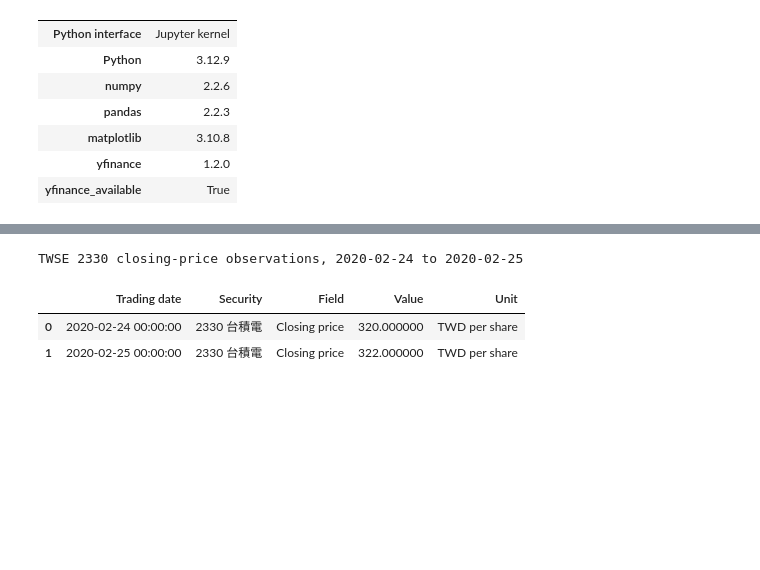
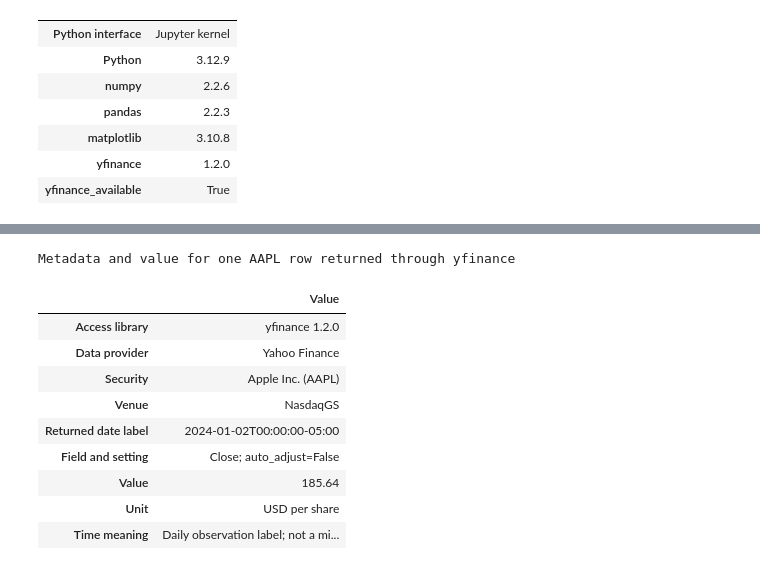
Before and after one commit to KennethWYLee/FinTech, a Jupyter notebook: course/02/week2_main.ipynb, the cells around one changed output, grey strips where cells are left out. Drawn from its saved outputs; the diff is of its cells as text; code cells hidden in the pictures; blank space fills up the shorter version.

```diff
--- a/course/02/week2_main.ipynb
+++ b/course/02/week2_main.ipynb
@@ -280,20 +298,37 @@ Predict the security code, field, unit, two trading dates, and two reported valu
 # %%
-twse_close_rows = pd.DataFrame(
-    {
-        "Trading date": pd.to_datetime(["2020-02-24", "2020-02-25"]),
-        "Security": ["2330 台積電", "2330 台積電"],
-        "Field": ["Closing price", "Closing price"],
-        "Value": [320.00, 322.00],
-        "Unit": ["TWD per share", "TWD per share"],
-    }
-)
-display(twse_close_rows.style.set_caption("TWSE 2330 closing-price observations, 2020-02-24 to 2020-02-25"))
-assert twse_close_rows["Value"].tolist() == [320.00, 322.00]
+if not YFINANCE_AVAILABLE:
+    raise ModuleNotFoundError("Install yfinance before running Issue 1 Code 2.")
+
+aapl = yf.Ticker("AAPL")
+aapl_rows = aapl.history(start="2024-01-02", end="2024-01-03", interval="1d",
+                         auto_adjust=False, actions=False)
+aapl_info = aapl.get_info()
+aapl_metadata = pd.Series({
+    "Access library": f"yfinance {YFINANCE_VERSION}",
+    "Data provider": "Yahoo Finance",
+    "Security": f"{aapl_info['longName']} ({aapl_info['symbol']})",
+    "Venue": aapl_info["fullExchangeName"],
+    "Returned date label": aapl_rows.index[0].isoformat(),
+    "Field and setting": "Close; auto_adjust=False",
+    "Value": f"{aapl_rows['Close'].iloc[0]:.2f}",
+    "Unit": f"{aapl_info['currency']} per share",
+    "Time meaning": "Daily observation label; not a midnight trade",
+}, name="Value")
+display(aapl_metadata.to_frame().style.set_caption("Metadata and value for one AAPL row returned through yfinance"))
+assert len(aapl_rows) == 1 and aapl_metadata["Value"] == "185.64"
+assert aapl_metadata["Unit"] == "USD per share"
 # %% [output]
-TWSE 2330 closing-price observations, 2020-02-24 to 2020-02-25
+Metadata and value for one AAPL row returned through yfinance
-|  | Trading date | Security | Field | Value | Unit |
-| 0 | 2020-02-24 00:00:00 | 2330 台積電 | Closing price | 320.000000 | TWD per share |
-| 1 | 2020-02-25 00:00:00 | 2330 台積電 | Closing price | 322.000000 | TWD per share |
+|  | Value |
+| Access library | yfinance 1.2.0 |
+| Data provider | Yahoo Finance |
+| Security | Apple Inc. (AAPL) |
+| Venue | NasdaqGS |
+| Returned date label | 2024-01-02T00:00:00-05:00 |
+| Field and setting | Close; auto_adjust=False |
+| Value | 185.64 |
+| Unit | USD per share |
+| Time meaning | Daily observation label; not a mi... |
 # %% [markdown]
 ### Interpret Code 2
 
```
Also changed, not shown: parts of 131 cells of this notebook.
